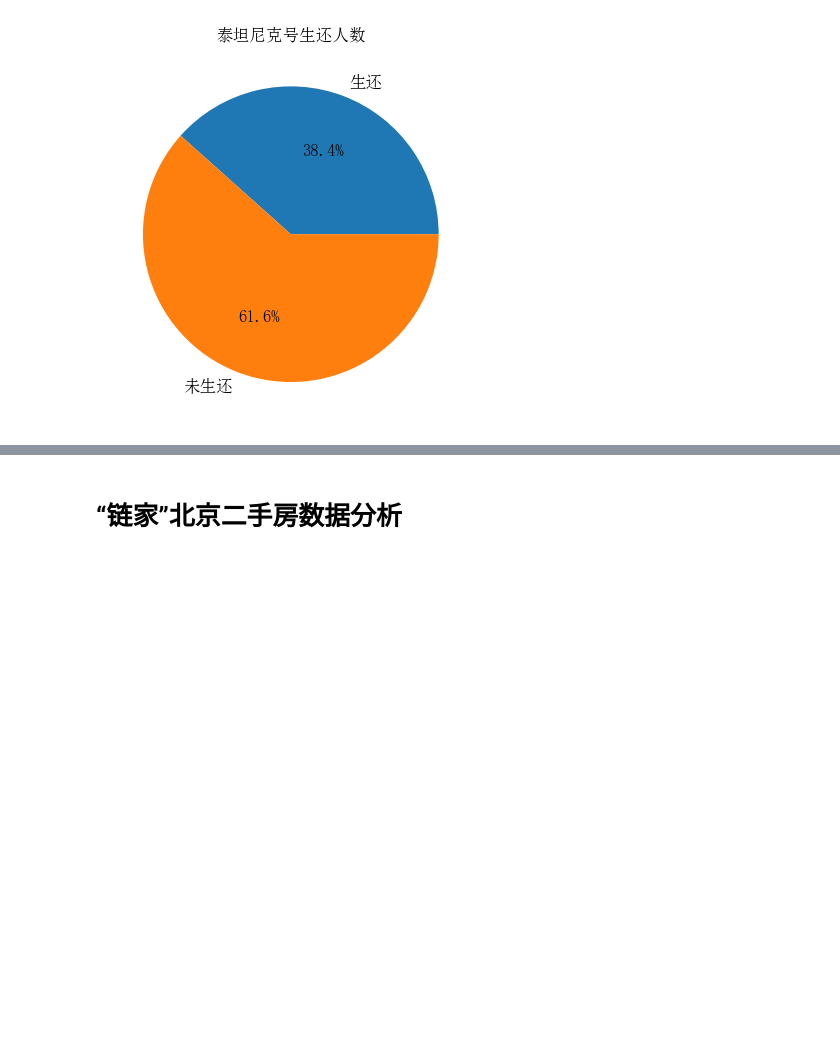
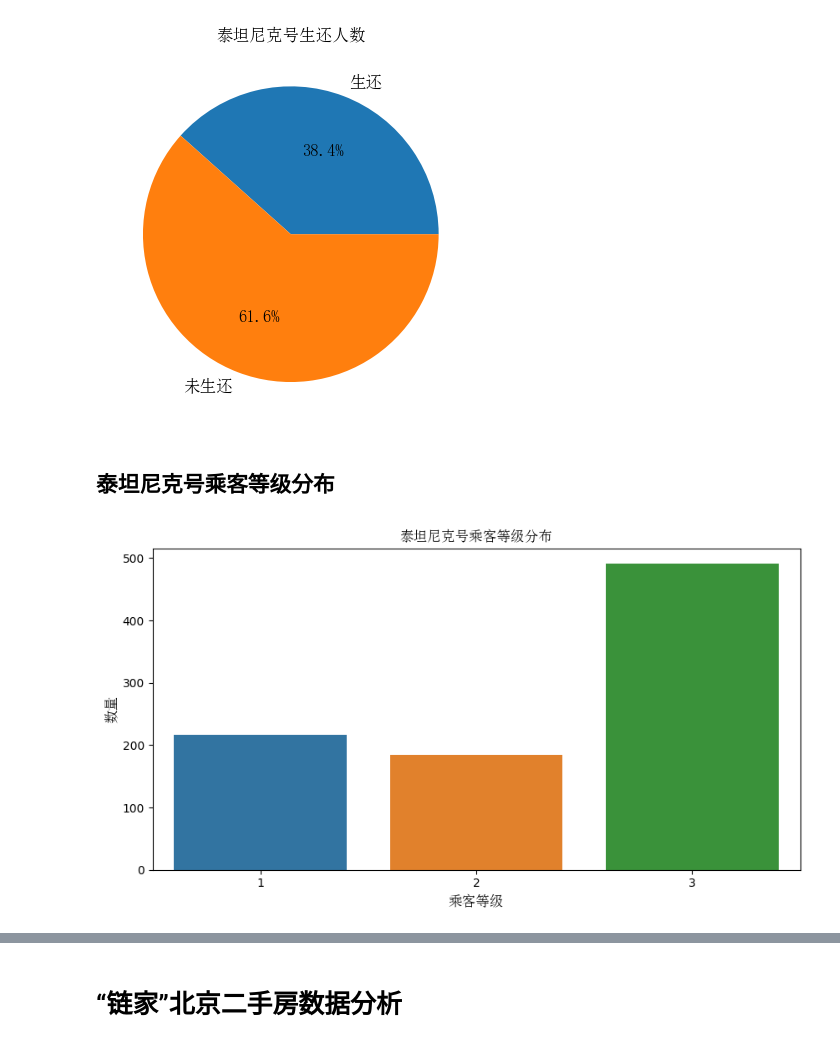
Before and after one commit to inspireMeNow/python-practice, a Jupyter notebook: day13/main.ipynb, the cells around one changed output, grey strips where cells are left out. Drawn from its saved outputs; the diff is of its cells as text; code cells hidden in the pictures; blank space fills up the shorter version.

```diff
--- a/day13/main.ipynb
+++ b/day13/main.ipynb
@@ -2,0 +5,14 @@
+# %%
+
+import pandas as pd
+import matplotlib.pyplot as plt
+import matplotlib.font_manager as fm
+import numpy as np
+data = pd.read_csv("泰坦尼克号.csv")
+
+# 空值处理
+data['Age'] = data['Age'].fillna(data['Age'].mean()).astype(np.int64)
+data['Embarked'] = data['Embarked'].fillna({"Embarked":"S"},inplace=True)
+
+# 删除无关列
+data.drop(['Ticket'],axis='columns')
@@ -33,3 +59,16 @@ plt.title("泰坦尼克号生还人数", fontproperties=font)
 plt.show()
 # %% [output]
 [figure]
+# %% [markdown]
+## 泰坦尼克号乘客等级分布
+# %%
+import seaborn as sns
+data[['Survived', 'Pclass']].groupby(['Pclass']).count()
+plt.figure(figsize=(10, 5))
+sns.countplot(x='Pclass', data=data)
+plt.xlabel('乘客等级', fontproperties=font)
+plt.ylabel('数量', fontproperties=font)
+plt.title("泰坦尼克号乘客等级分布", fontproperties=font)
+plt.show()
+# %% [output]
+[figure, added]
```
Also changed, not shown: parts of 21 cells of this notebook.
